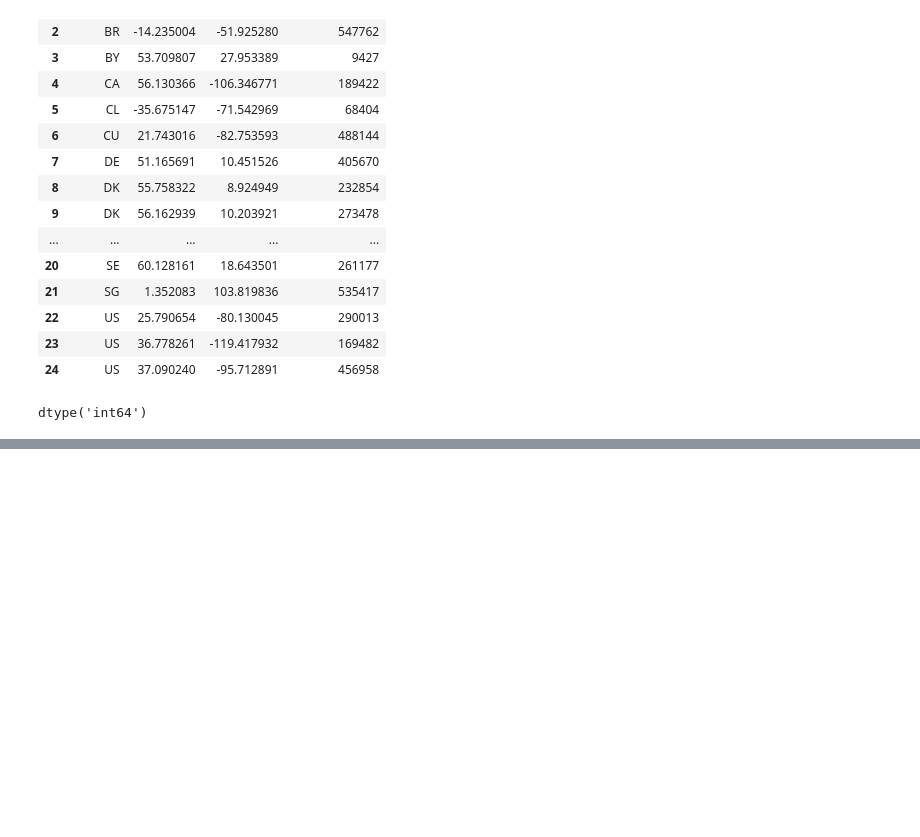
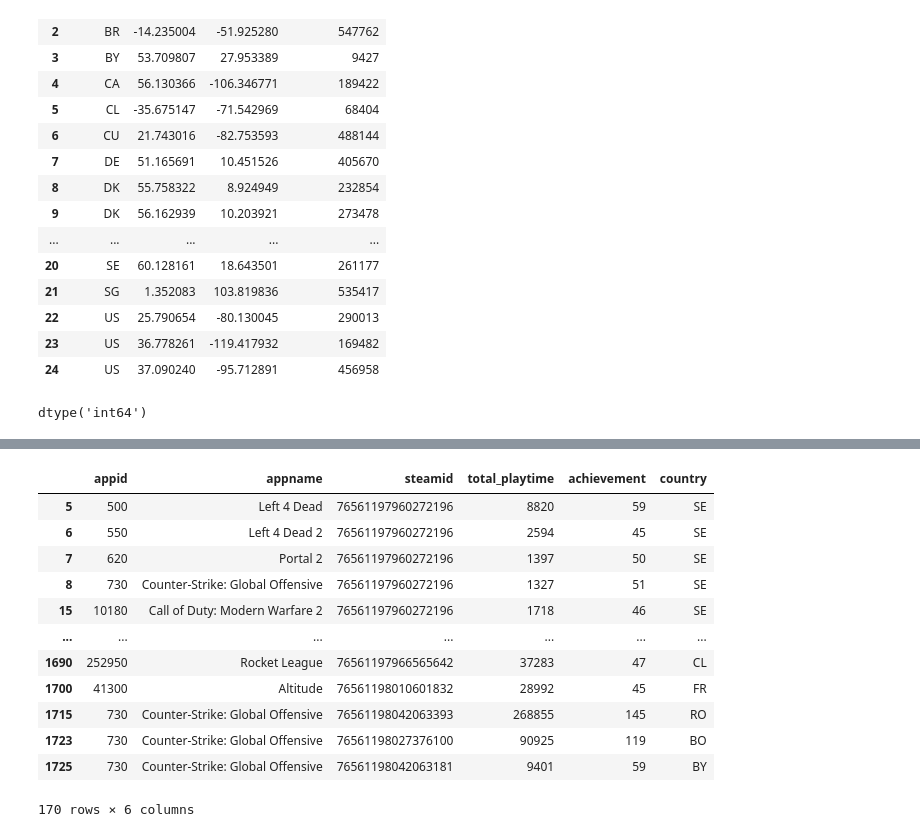
Before and after one commit to tanay-gangey/Full-Steam-Ahead, a Jupyter notebook: notebook/Process Steam Data Player Achievement.ipynb, the cells around one changed output, grey strips where cells are left out. Cells and saved outputs as stored; diff of their text form; code cells hidden in the pictures; blank space fills up the shorter version.

```diff
--- a/notebook/Process Steam Data Player Achievement.ipynb
+++ b/notebook/Process Steam Data Player Achievement.ipynb
@@ -280,0 +320,20 @@ dtype('int64')
+# %%
+quantile_90 = top_country_achievement.achievement.quantile(0.9)
+# %%
+top_10_percent = top_country_achievement[top_country_achievement['achievement']>quantile_90]
+# %%
+top_10_percent
+# %% [output]
+|  | appid | appname | steamid | total_playtime | achievement | country |
+| 5 | 500 | Left 4 Dead | 76561197960272196 | 8820 | 59 | SE |
+| 6 | 550 | Left 4 Dead 2 | 76561197960272196 | 2594 | 45 | SE |
+| 7 | 620 | Portal 2 | 76561197960272196 | 1397 | 50 | SE |
+| 8 | 730 | Counter-Strike: Global Offensive | 76561197960272196 | 1327 | 51 | SE |
+| 15 | 10180 | Call of Duty: Modern Warfare 2 | 76561197960272196 | 1718 | 46 | SE |
+| ... | ... | ... | ... | ... | ... | ... |
+| 1690 | 252950 | Rocket League | 76561197966565642 | 37283 | 47 | CL |
+| 1700 | 41300 | Altitude | 76561198010601832 | 28992 | 45 | FR |
+| 1715 | 730 | Counter-Strike: Global Offensive | 76561198042063393 | 268855 | 145 | RO |
+| 1723 | 730 | Counter-Strike: Global Offensive | 76561198027376100 | 90925 | 119 | BO |
+| 1725 | 730 | Counter-Strike: Global Offensive | 76561198042063181 | 9401 | 59 | BY |
+170 rows × 6 columns
```
Also changed, not shown: parts of 5 cells of this notebook, 1 other file.
